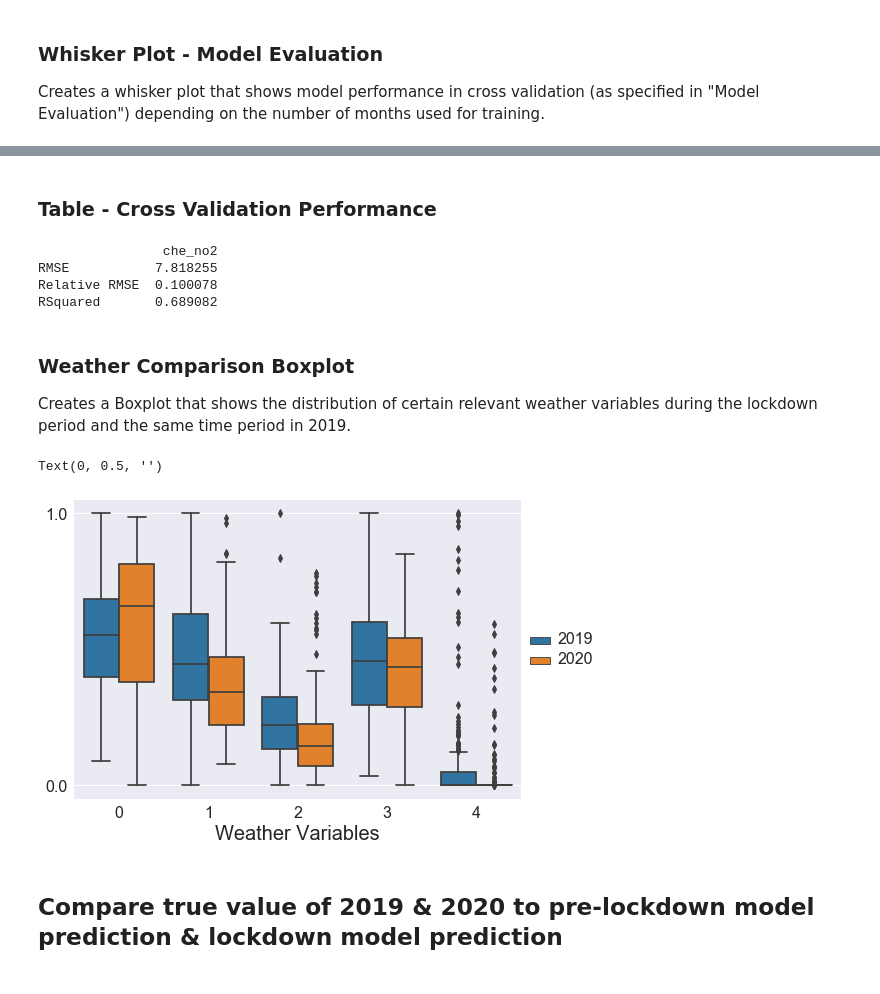
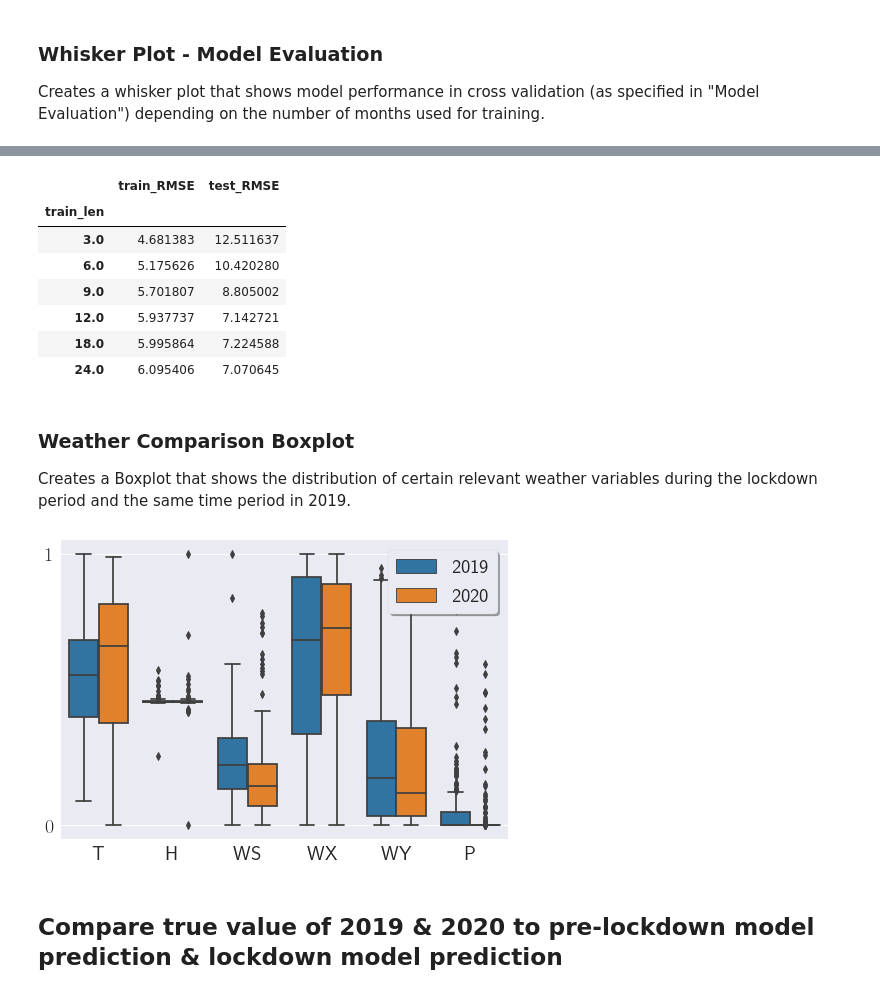
Before and after one commit to johanna-einsiedler/covid-19-air-pollution, a Jupyter notebook: Plots.ipynb, the cells around one changed output, grey strips where cells are left out. Saved outputs shown, nothing was run; the diff lists cells and outputs as text; code cells hidden in the pictures.

```diff
--- a/Plots.ipynb
+++ b/Plots.ipynb
@@ -57,7 +58,31 @@ from functions import GAMf, time_plot_conf, curves, GAMf_train_test
 from dateutil.relativedelta import relativedelta
 import plotly.graph_objects as go
 import plotly.express as px
-from dictionaries import starts, ends, che_classes, beijing_classes, wuhan_classes, at_classes, loc_classes, ex_vars_groups
+from dictionaries import starts, ends, che_classes, beijing_classes, wuhan_classes, at_classes, loc_classes, ex_vars_groups, starts2, ends2
+import os
+import matplotlib.dates as mdates
+mapbox_token = "pk.eyJ1IjoiYWJsZSIsImEiOiJja2dta2psNWQwNTZ6MzFxcGN2cGtvYTl5In0.OlKuGKgfiVQwJchrClMQ8A"
+px.set_mapbox_access_token(mapbox_token)
+import matplotlib
+matplotlib.rcParams['text.usetex'] = True
+import matplotlib.patches as patches
+from matplotlib.dates import DateFormatter
+# %%
+import seaborn as sns
+sns.set()
+sns.set_style("whitegrid")
+# %%
+SMALL_SIZE = 8
+MEDIUM_SIZE = 10
+BIGGER_SIZE = 12
+
+#plt.rc('font', size=SMALL_SIZE)          # controls default text sizes
+#plt.rc('axes', titlesize=SMALL_SIZE)     # fontsize of the axes title
+#plt.rc('axes', labelsize=MEDIUM_SIZE)    # fontsize of the x and y labels
+#plt.rc('xtick', labelsize=SMALL_SIZE)    # fontsize of the tick labels
+#plt.rc('ytick', labelsize=SMALL_SIZE)    # fontsize of the tick labels
+#plt.rc('legend', fontsize=SMALL_SIZE)    # legend fontsize
+#plt.rc('figure', titlesize=BIGGER_SIZE)  # fontsize of the figure title
 # %%
 # define matplotlib stylesheet
 plt.style.use('seaborn')
@@ -140,21 +179,14 @@ plt.xticks([0,1, 2, 3, 4, 5], [3, 6, 9, 12, 18, 24])
-# %% [markdown]
-### Table - Cross Validation Performance
-# %%
-performance = pd.DataFrame(data=None, index = ['RMSE', 'Relative RMSE', 'RSquared'])
-per_ind = []
-out = pd.read_csv(loc + '/' + in_var +'_out.csv', index_col =0)
-per_ind.append(out.loc[:, out.columns.str.startswith('RMSE_test')].mean().mean())
-per_ind.append((out.loc[:, out.columns.str.startswith('RMSE_test')].mean(axis=1)/out['diff']).mean())
-per_ind.append(out.loc[:, out.columns.str.startswith('R_squared')].mean().mean())
-per_ind = pd.Series(per_ind, index = ['RMSE', 'Relative RMSE', 'RSquared'], name = loc +'_' + in_var)
-performance = performance.join(per_ind, how ='outer')
-
-print(performance)
-# %% [output]
-                che_no2
-RMSE           7.818255
-Relative RMSE  0.100078
-RSquared       0.689082
+# %%
+cross_validation.groupby('train_len').mean()
+# %% [output]
+|  | train_RMSE | test_RMSE |
+| train_len |  |  |
+| 3.0 | 4.681383 | 12.511637 |
+| 6.0 | 5.175626 | 10.420280 |
+| 9.0 | 5.701807 | 8.805002 |
+| 12.0 | 5.937737 | 7.142721 |
+| 18.0 | 5.995864 | 7.224588 |
+| 24.0 | 6.095406 | 7.070645 |
 # %% [markdown]
 ### Weather Comparison Boxplot
 
@@ -162,47 +194,51 @@ Creates a Boxplot that shows the distribution of certain relevant weather variab
 # %%
 from matplotlib.ticker import MaxNLocator
 
-df = pd.read_csv(loc +'/df_'+loc+'2.csv', index_col =0)
+df = pd.read_csv(loc +'/df2.csv', index_col =0)
 df.index = pd.to_datetime(df.index)
 
 start = datetime.strptime(starts[loc], '%m/%d/%Y')
 end = datetime.strptime(ends[loc], '%m/%d/%Y')
 
 df_2019 = df[df.index<(end- relativedelta(years=1))]
 df_2019 = df_2019[df_2019.index>(start - relativedelta(years=1))]
 
 df_2020 =df[df.index<end]
 df_2020 = df_2020[df_2020.index>start]
 
 df_19_20 = df_2019.append(df_2020)
 
-weather_vars = ['t', 'h', 'ws', 'wd', 'p']
+weather_vars = ['t', 'h', 'ws', 'wx', 'wy','p']
 org_vars = []
 for var_ in weather_vars:
     if var_ in df.columns:
         org_vars.append(var_)
 
 df_norm =df_19_20[org_vars]
 df_norm = (df_norm-df_norm.min())/(df_norm.max()-df_norm.min())
 df_norm['year'] = df_19_20['year']
 
 df_plot = pd.melt(df_norm, id_vars=['year'], value_vars = org_vars)
 ax = sns.boxplot(x = 'variable', y = 'value', hue ='year', data=df_plot, palette="tab10")
 ax.legend(loc='center left', bbox_to_anchor=(1, 0.5))
 
 
-plt.setp(ax.get_legend().get_texts(),fontsize ='16')
-plt.setp(ax.get_legend().get_title(),fontsize ='20')
+plt.setp(ax.get_legend().get_texts(),fontsize ='30')
+plt.setp(ax.get_legend().get_title(),fontsize ='40')
 
+#ax.set_yticklabels(ax.get_yticks(), size = 40)
 ax.yaxis.set_major_locator(MaxNLocator(integer=True))
-ax.set_yticklabels(ax.get_yticks(), size = 16)
-ax.set_xticklabels(ax.get_xticks(), size = 16)
+plt.yticks(size = 20)
+plt.xticks(np.arange(6), ('T', 'H', 'WS', 'WX', 'WY','P'), size = 20)
+#ax.set_xticklabels(ax.get_xticks(), labels = [])
+ax.legend(loc='upper right', shadow = True, frameon = True)
 
 
-ax.set_xlabel('Weather Variables', fontsize = 20)
+ax.set_xlabel('')
 ax.set_ylabel('')
+
+plt.savefig(loc+'/weather_comparison.pdf', bbox_inches='tight')
 # %% [output]
-Text(0, 0.5, '')
-[figure, old version]
+[figure, new version]
 # %% [markdown]
 ## Compare true value of 2019 & 2020 to pre-lockdown model prediction & lockdown model prediction
```
Also changed, not shown: parts of 23 cells of this notebook.
